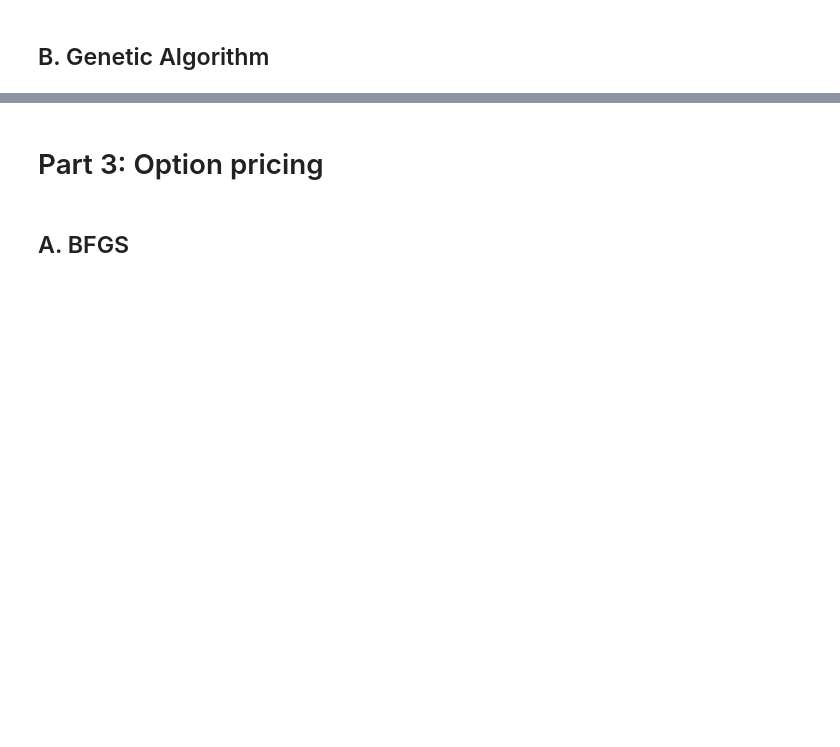
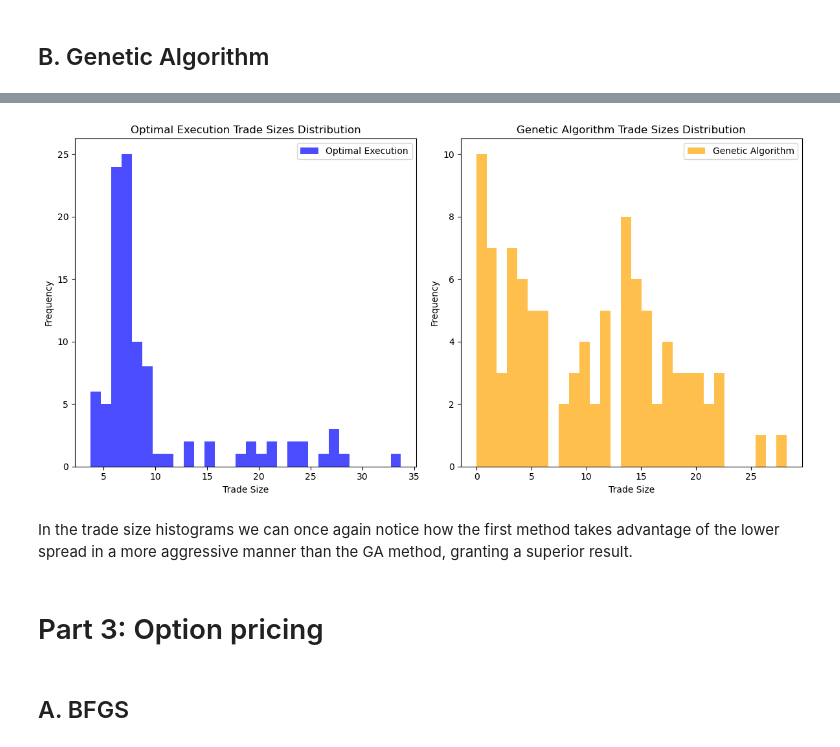
Before and after one commit to mxvp/portfolio_optimization, a Jupyter notebook: portfolio_optimization.ipynb, the cells around one changed output, grey strips where cells are left out. Cells and saved outputs as stored; diff of their text form; code cells hidden in the pictures; blank space fills up the shorter version.

```diff
--- a/portfolio_optimization.ipynb
+++ b/portfolio_optimization.ipynb
@@ -875,3 +933,27 @@ to do: compare trade sizes
+# %%
+# Plot the histograms of the trade sizes for both strategies
+fig, axs = plt.subplots(1, 2, figsize=(12, 6))
+
+# Plot the histogram of the trade sizes for the OptimalExecution strategy
+axs[0].hist(trade_sizes_optimal, bins=30, label='Optimal Execution', color='blue', alpha=0.7)
+axs[0].set_title('Optimal Execution Trade Sizes Distribution')
+axs[0].set_xlabel('Trade Size')
+axs[0].set_ylabel('Frequency')
+axs[0].legend()
+
+# Plot the histogram of the trade sizes for the OptimalExecutionGA strategy
+axs[1].hist(trade_sizes_ga, bins=30, label='Genetic Algorithm', color='orange', alpha=0.7)
+axs[1].set_title('Genetic Algorithm Trade Sizes Distribution')
+axs[1].set_xlabel('Trade Size')
+axs[1].set_ylabel('Frequency')
+axs[1].legend()
+
+plt.tight_layout()
+plt.show()
+# %% [output]
+[figure, added]
+# %% [markdown]
+In the trade size histograms we can once again notice how the first method takes advantage of the lower spread in a more aggressive manner than the GA method, granting a superior result.
 # %% [markdown]
 # Part 3: Option pricing
 # %%
```
Also changed, not shown: parts of 11 cells of this notebook, 2 other files.
